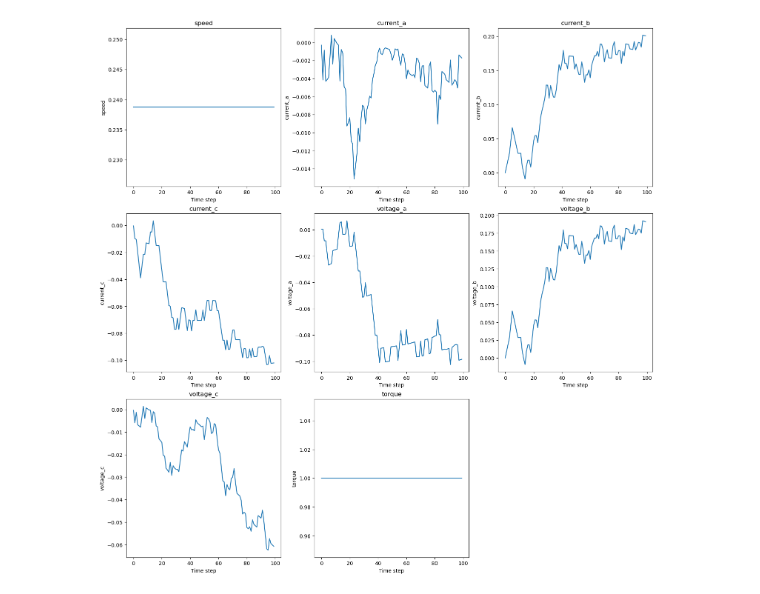
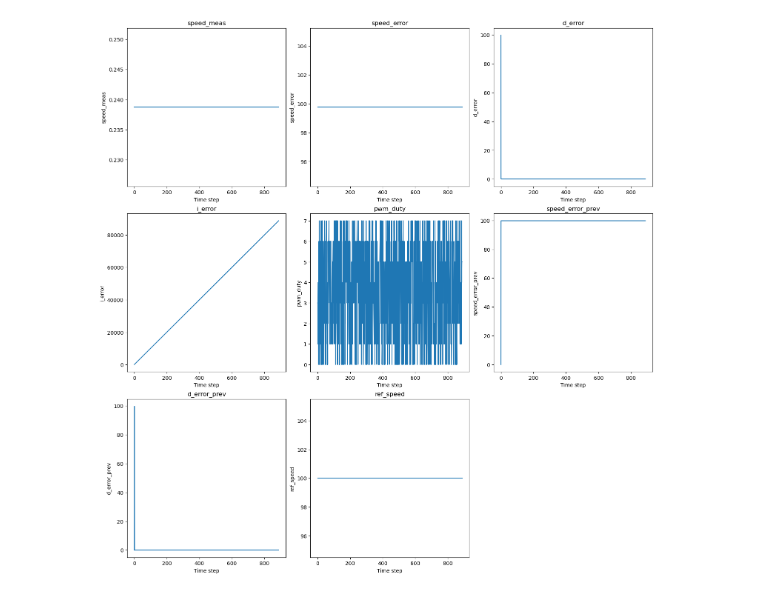
Before and after one commit to Ev-Hoang/Machine-Learning-Studies, a Jupyter notebook: BLDC Adaptive Learning/bldc.ipynb, the cells around one changed output. Saved outputs shown, nothing was run; the diff lists cells and outputs as text; code cells hidden in the pictures.

```diff
--- a/BLDC Adaptive Learning/bldc.ipynb
+++ b/BLDC Adaptive Learning/bldc.ipynb
@@ -20,66 +36,92 @@ Registered envs:
 import gymnasium as gym
 import gym_electric_motor
 import matplotlib.pyplot as plt
+import numpy as np
 
+# Khởi tạo env
 env = gym.make("Finite-CC-PMSM-v0")
 obs, info = env.reset()
 
+# Dataset chứa 8 input
 data = {
-    "speed": [],
-    "current_a": [],
-    "current_b": [],
-    "current_c": [],
-    "voltage_a": [],
-    "voltage_b": [],
-    "voltage_c": [],
-    "torque": [],
+    "speed_meas": [],
+    "speed_error": [],
+    "d_error": [],
+    "i_error": [],
+    "pwm_duty": [],
+    "speed_error_prev": [],
+    "d_error_prev": [],
+    "ref_speed": [],
 }
 
+# Tham số ban đầu
 done = False
 step = 0
-max_steps = 100
+max_steps = 1000
+ref_speed = 100.0  # tốc độ mục tiêu
+prev_speed_error = 0.0
+prev_d_error = 0.0
+integral_error = 0.0
 
 while not done and step < max_steps:
+    # Lấy tốc độ đo (omega)
+    speed_meas = obs[0][0]
+
+    # Sai số tốc độ
+    speed_error = ref_speed - speed_meas
+
+    # Đạo hàm sai số
+    d_error = speed_error - prev_speed_error
+
+    # Tích phân sai số
+    integral_error += speed_error
+
+    # PWM duty (action) - ở đây mình random, RL sau sẽ thay
     action = env.action_space.sample()
+    pwm_duty = action[0] if isinstance(action, (list, np.ndarray)) else action
+
+    # Lưu dữ liệu
+    data["speed_meas"].append(speed_meas)
+    data["speed_error"].append(speed_error)
+    data["d_error"].append(d_error)
+    data["i_error"].append(integral_error)
+    data["pwm_duty"].append(pwm_duty)
+    data["speed_error_prev"].append(prev_speed_error)
+    data["d_error_prev"].append(prev_d_error)
+    data["ref_speed"].append(ref_speed)
+
+    # Bước tiếp theo
     obs, reward, done, truncated, info = env.step(action)
 
-    data["speed"].append(obs[0][0])
-    data["current_a"].append(obs[0][1])
-    data["current_b"].append(obs[0][2])
-    data["current_c"].append(obs[0][3])
-    data["voltage_a"].append(obs[0][4])
-    data["voltage_b"].append(obs[0][5])
-    data["voltage_c"].append(obs[0][6])
-    data["torque"].append(obs[0][13])
-
+    prev_speed_error = speed_error
+    prev_d_error = d_error
     step += 1
 
 # Vẽ chart
-
 keys = list(data.keys())
 num_plots = len(keys)
 cols = 3
 rows = (num_plots + cols - 1) // cols
 
 fig, axs = plt.subplots(rows, cols, figsize=(15, 5*rows), constrained_layout=True)
 
 for i, key in enumerate(keys):
     r = i // cols
     c = i % cols
     ax = axs[r, c] if rows > 1 else axs[c]
     ax.plot(range(len(data[key])), data[key])
     ax.set_title(key)
     ax.set_xlabel("Time step")
     ax.set_ylabel(key)
 
-# Ẩn các subplot thừa nếu có
+# Ẩn subplot thừa
 for j in range(num_plots, rows*cols):
     r = j // cols
     c = j % cols
     ax = axs[r, c] if rows > 1 else axs[c]
     ax.axis('off')
 
 plt.show()
 # %% [output]
-[figure, old version]
+[figure, new version]
 # %%
```
Also changed, not shown: parts of 6 cells of this notebook, 1 other file.
